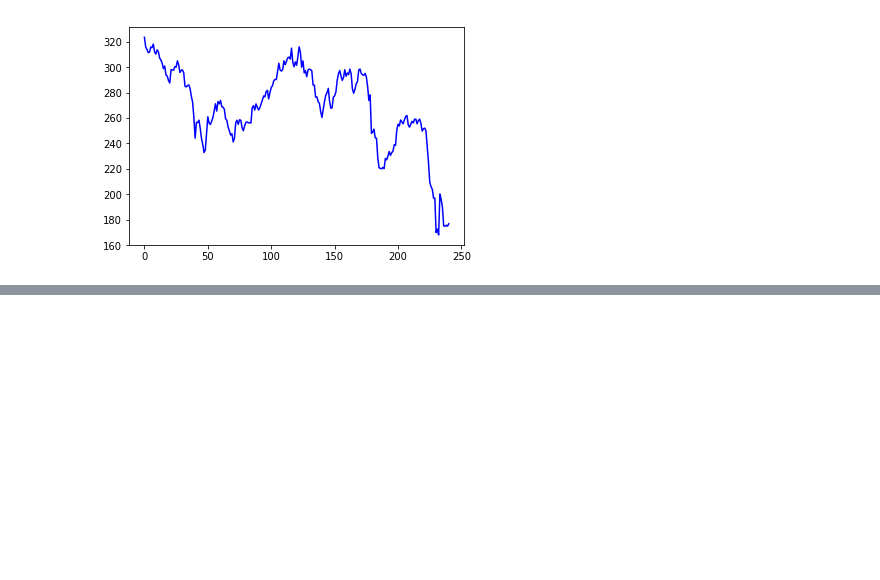
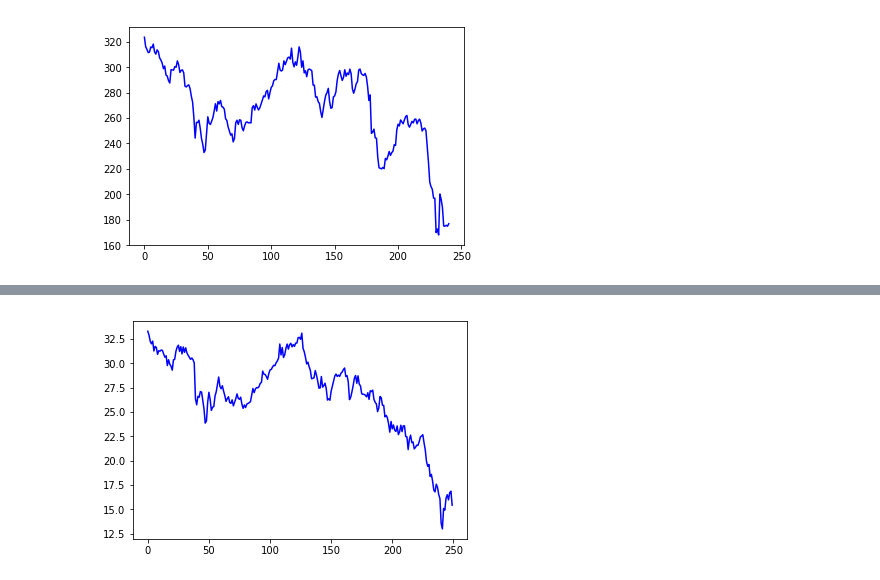
Before and after one commit to AdeleWolff/Subbotin_A_A, a Jupyter notebook: Kursach.ipynb, the cells around one changed output, grey strips where cells are left out. Saved outputs shown, nothing was run; the diff lists cells and outputs as text; code cells hidden in the pictures; blank space fills up the shorter version.

```diff
--- a/Kursach.ipynb
+++ b/Kursach.ipynb
@@ -816,7 +821,7 @@ for i in range(len(data_Lk)-1):
 # %%
 data_MTS_USD=[0]*241
 for i in range(241):
-    data_MTS_USD[i]=data_MTS['Open'][i]*dataUSD['USD'][i]
+    data_MTS_USD[i]=data_MTS['Open'][i]/dataUSD['USD'][i]
 # %%
 plt.plot(b, data_MTS['Open'], 'b', label = 'Open')
 plt.show()
@@ -830,5 +835,5 @@ plt.show()
 # %%
 for i in range(len(data_MTS)-1):
-    if (data_MTS['Open'][i]*dataUSD['USD'][i]-data_MTS['Open'][i+1]*dataUSD['USD'][i+1])>(0.05*data_MTS['Open'][i]*dataUSD['USD'][i]):
-        print (data_MTS['Data'][i],'  ',data_MTS['Open'][i]*dataUSD['USD'][i]-data_MTS['Open'][i+1]*dataUSD['USD'][i+1])
+    if (data_MTS['Open'][i]/dataUSD['USD'][i]-data_MTS['Open'][i+1]/dataUSD['USD'][i+1])>(0.05*data_MTS['Open'][i]/dataUSD['USD'][i]):
+        print (data_MTS['Data'][i],'  ',data_MTS['Open'][i]/dataUSD['USD'][i]-data_MTS['Open'][i+1]/dataUSD['USD'][i+1])
 # %% [output]
@@ -843,0 +851,4 @@ for i in range(len(data_MTS)-1):
+# %%
+data_MF_USD=[0]*250
+for i in range(250):
+    data_MF_USD[i]=data_MF['Open'][i]/dataUSD['USD'][i]
@@ -843,0 +860,5 @@ for i in range(len(data_MTS)-1):
+# %%
+plt.plot(a, data_MF_USD, 'b', label = 'Open')
+plt.show()
+# %% [output]
+[figure, added]
```
Also changed, not shown: parts of 27 cells of this notebook.
